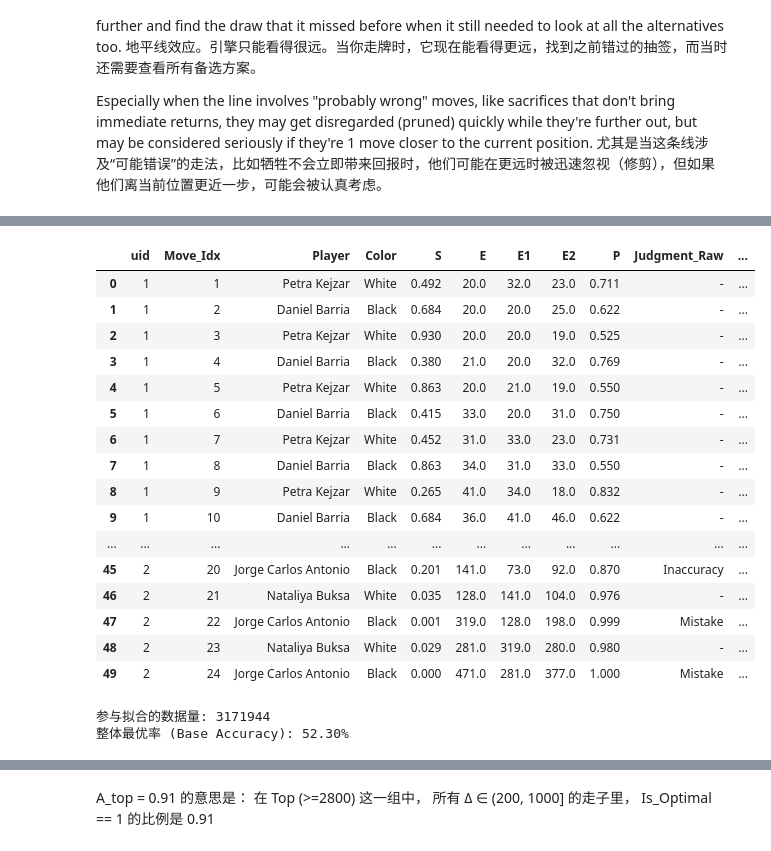
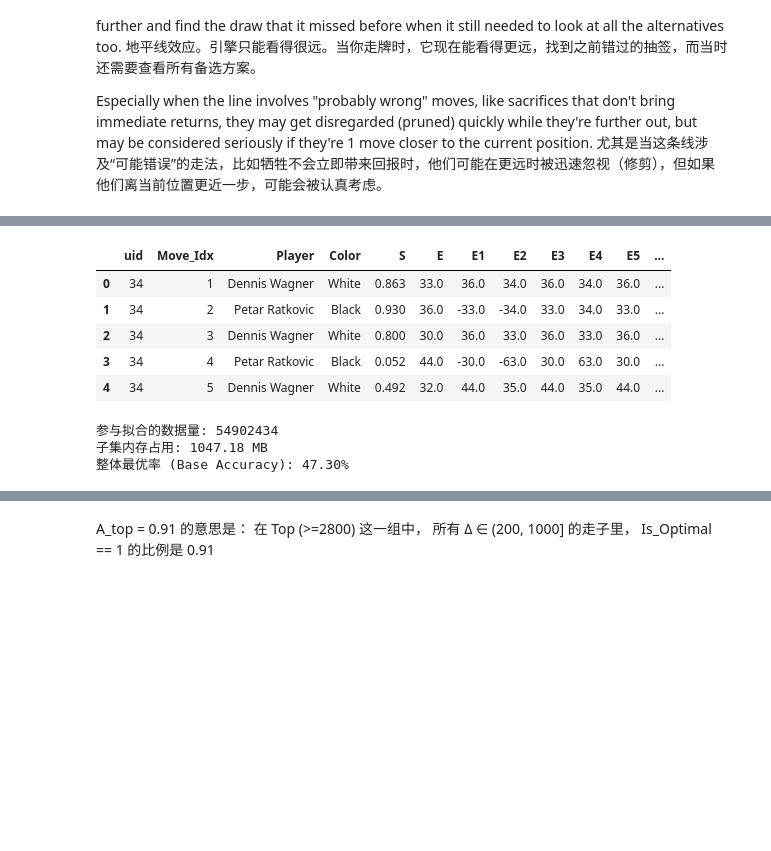
Before and after one commit to zZimablueee/Chess, a Jupyter notebook: complexity/delta_0/delta0.ipynb, the cells around one changed output, grey strips where cells are left out. Drawn from its saved outputs; the diff is of its cells as text; code cells hidden in the pictures; blank space fills up the shorter version.

```diff
--- a/complexity/delta_0/delta0.ipynb
+++ b/complexity/delta_0/delta0.ipynb
@@ -43,4 +48,30 @@ Index(['UID', 'White', 'Black', 'Evaluation', 'ComplexityE', 'Judgments',
       dtype='object')
+# %%
+# 适用于大数据集版本的
+def parse_chess_data_safe(df):
+    num_cols = ['ComplexityE', 'Complexity E1', 'Complexity E2','Complexity E3', 'Complexity E4', 'Complexity E5', 'Complexity P', 'Complexity S']
+
+    for col in num_cols:
+        s = df[col].astype(str).str.split(',')  # 拆分字符串
+        # 用 NaN 替代空字符串或无法转换为 float 的值
+        df[col] = s.apply(lambda lst: np.array([float(i) if i.strip() != '' else np.nan for i in lst], dtype=np.float32)
+                          if isinstance(lst, list) else np.array([np.nan], dtype=np.float32))
+
+    # Judgments 列只拆成列表，不转 float
+    df['Judgments'] = df['Judgments'].astype(str).str.split(',')
+
+    return df
+def to_list_safe(x):
+    if isinstance(x, list):
+        return x
+    elif isinstance(x, (np.ndarray, pd.Series)):
+        return x.tolist()
+    elif isinstance(x, str):
+        # 空字符串或者单个元素用 split
+        return x.split(',') if x.strip() != '' else []
+    else:
+        return []
+df.columns = [c.replace(' ', '_') for c in df.columns]
 # %%
 # 小数据集可用，大的不行
 def parse_chess_data(df):
@@ -134,0 +247,15 @@ df_moves.head()
+# %%
+# 数值列从object转化为float32
+num_cols = ['S', 'E', 'E1', 'E2', 'E3', 'E4', 'E5', 'P']
+for col in num_cols:
+    df_moves[col] = pd.to_numeric(df_moves[col], errors='coerce').astype(np.float32)
+# 分类列转换
+cat_cols = ['Player', 'Color', 'Judgment_Raw']
+for col in cat_cols:
+    df_moves[col] = df_moves[col].astype('category')
+# 数列空间优化
+df_moves['uid'] = df_moves['uid'].astype(np.int32)
+df_moves['Move_Idx'] = df_moves['Move_Idx'].astype(np.int16)
+df_moves['Is_Error'] = df_moves['Is_Error'].astype(np.uint8)
+df_moves['Is_Blunder'] = df_moves['Is_Blunder'].astype(np.uint8)
+gc.collect()
@@ -206,4 +322,5 @@ df_moves.head(20)
 # %%
 # 查看 Δ_i 的分布
+df_moves['Δ_i'] = pd.to_numeric(df_moves['Δ_i'], errors='coerce').astype(np.float32)
 print(df_moves['Δ_i'].describe())
 # %% [output]
@@ -219,22 +336,11 @@ Name: Δ_i, dtype: float64
 # %%
 tolerance_cp= 10
 df_moves['Is_Optimal'] = np.where(df_moves['Δ_i'] <= tolerance_cp, 1, 0)
-df_moves.head(50)
+df_moves.head()
 # %% [output]
-|  | uid | Move_Idx | Player | Color | S | E | E1 | E2 | P | Judgment_Raw | ... |
-| 0 | 1 | 1 | Petra Kejzar | White | 0.492 | 20.0 | 32.0 | 23.0 | 0.711 | - | ... |
-| 1 | 1 | 2 | Daniel Barria | Black | 0.684 | 20.0 | 20.0 | 25.0 | 0.622 | - | ... |
-| 2 | 1 | 3 | Petra Kejzar | White | 0.930 | 20.0 | 20.0 | 19.0 | 0.525 | - | ... |
-| 3 | 1 | 4 | Daniel Barria | Black | 0.380 | 21.0 | 20.0 | 32.0 | 0.769 | - | ... |
-| 4 | 1 | 5 | Petra Kejzar | White | 0.863 | 20.0 | 21.0 | 19.0 | 0.550 | - | ... |
-| 5 | 1 | 6 | Daniel Barria | Black | 0.415 | 33.0 | 20.0 | 31.0 | 0.750 | - | ... |
-| 6 | 1 | 7 | Petra Kejzar | White | 0.452 | 31.0 | 33.0 | 23.0 | 0.731 | - | ... |
-| 7 | 1 | 8 | Daniel Barria | Black | 0.863 | 34.0 | 31.0 | 33.0 | 0.550 | - | ... |
-| 8 | 1 | 9 | Petra Kejzar | White | 0.265 | 41.0 | 34.0 | 18.0 | 0.832 | - | ... |
-| 9 | 1 | 10 | Daniel Barria | Black | 0.684 | 36.0 | 41.0 | 46.0 | 0.622 | - | ... |
-| ... | ... | ... | ... | ... | ... | ... | ... | ... | ... | ... | ... |
-| 45 | 2 | 20 | Jorge Carlos Antonio | Black | 0.201 | 141.0 | 73.0 | 92.0 | 0.870 | Inaccuracy | ... |
-| 46 | 2 | 21 | Nataliya Buksa | White | 0.035 | 128.0 | 141.0 | 104.0 | 0.976 | - | ... |
-| 47 | 2 | 22 | Jorge Carlos Antonio | Black | 0.001 | 319.0 | 128.0 | 198.0 | 0.999 | Mistake | ... |
-| 48 | 2 | 23 | Nataliya Buksa | White | 0.029 | 281.0 | 319.0 | 280.0 | 0.980 | - | ... |
-| 49 | 2 | 24 | Jorge Carlos Antonio | Black | 0.000 | 471.0 | 281.0 | 377.0 | 1.000 | Mistake | ... |
+|  | uid | Move_Idx | Player | Color | S | E | E1 | E2 | E3 | E4 | E5 | ... |
+| 0 | 34 | 1 | Dennis Wagner | White | 0.863 | 33.0 | 36.0 | 34.0 | 36.0 | 34.0 | 36.0 | ... |
+| 1 | 34 | 2 | Petar Ratkovic | Black | 0.930 | 36.0 | -33.0 | -34.0 | 33.0 | 34.0 | 33.0 | ... |
+| 2 | 34 | 3 | Dennis Wagner | White | 0.800 | 30.0 | 36.0 | 33.0 | 36.0 | 33.0 | 36.0 | ... |
+| 3 | 34 | 4 | Petar Ratkovic | Black | 0.052 | 44.0 | -30.0 | -63.0 | 30.0 | 63.0 | 30.0 | ... |
+| 4 | 34 | 5 | Dennis Wagner | White | 0.492 | 32.0 | 44.0 | 35.0 | 44.0 | 35.0 | 44.0 | ... |
@@ -241,10 +350,14 @@ df_moves.head(50)
 # %%
-fit_df = df_moves[(df_moves['Δ'] > 0.1) & (df_moves['Δ'] <= 1000)].copy()
-
+# fit_df = df_moves[(df_moves['Δ'] >= 0.1) & (df_moves['Δ'] <= 1000)].copy()
+mask = (df_moves['Δ']>=0.1) & (df_moves['Δ'] <=1000)
+needed_columns = ['Δ', 'S', 'Is_Optimal']
+fit_df = df_moves.loc[mask, needed_columns].copy()
 print(f"参与拟合的数据量: {len(fit_df)}")
+print(f"子集内存占用: {fit_df.memory_usage(deep=True).sum() / 1024**2:.2f} MB")
 print(f"整体最优率 (Base Accuracy): {fit_df['Is_Optimal'].mean():.2%}")
 # %% [output]
-参与拟合的数据量: 3171944
-整体最优率 (Base Accuracy): 52.30%
+参与拟合的数据量: 54902434
+子集内存占用: 1047.18 MB
+整体最优率 (Base Accuracy): 47.30%
 # %%
 #加上elo相关信息
```
Also changed, not shown: parts of 54 cells of this notebook, 1 other file.
